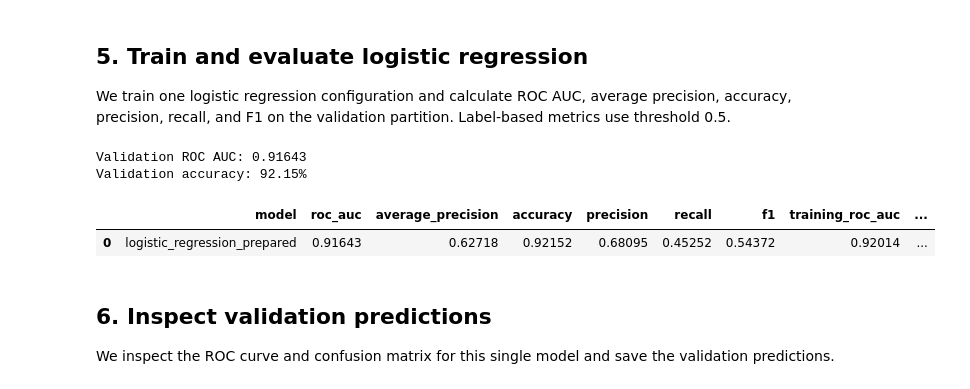
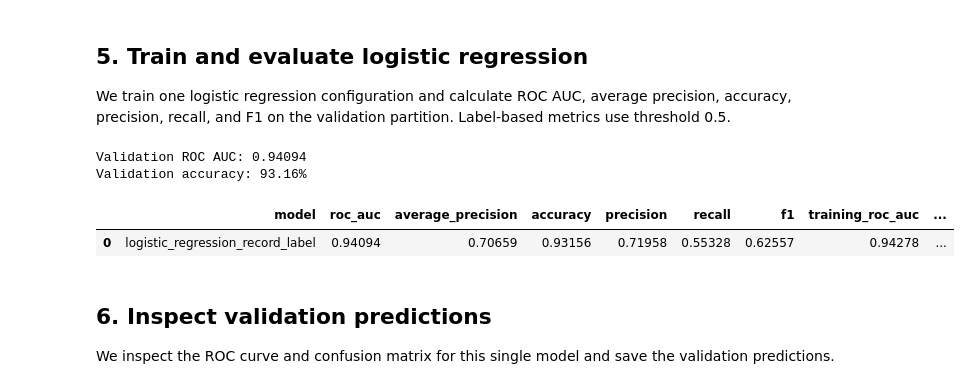
Before and after one commit to GoncaloTorcato/CD, a Jupyter notebook: delivery/music_hit_prediction.ipynb, the cells around one changed output. Drawn from its saved outputs; the diff is of its cells as text; code cells hidden in the pictures.

Commit message:
added collum record label do logistic regression model and computed a value between 0 and 1 for each record label

```diff
--- a/delivery/music_hit_prediction.ipynb
+++ b/delivery/music_hit_prediction.ipynb
@@ -28,13 +28,14 @@ from sklearn.linear_model import LogisticRegression
 from sklearn.metrics import (roc_auc_score, average_precision_score, accuracy_score,
                              precision_score, recall_score, f1_score,
                              RocCurveDisplay, ConfusionMatrixDisplay)
-from sklearn.model_selection import train_test_split
+from sklearn.model_selection import train_test_split, GroupKFold
 from sklearn.pipeline import Pipeline
-from sklearn.preprocessing import OneHotEncoder, StandardScaler
+from sklearn.preprocessing import OneHotEncoder, StandardScaler, TargetEncoder
 
 RANDOM_STATE = 0
 THRESHOLD = 0.5
 MAX_ITER = 1000
+LABEL_FOLDS = 5
 PROCESSED_DIR = next((directory for directory in (
     Path.cwd() / "data/processed", Path.cwd().parent / "data/processed", Path.cwd(),
 ) if all((directory / name).is_file() for name in ("train.csv", "test.csv"))), None)
@@ -128,6 +129,8 @@ validation_split = pd.DataFrame({
     "group_id": group_ids.to_numpy(),
 })
 validation_split.to_csv(REPORT_DIR / "validation_split.csv", index=False)
+
+training_group_ids = group_ids.loc[~is_validation].to_numpy()
 # %% [output]
 |  | subset | rows | hit proportion |
 | 0 | training | 280031 | 0.103389 |
@@ -206,28 +263,28 @@ def fit_logistic(matrix, target):
 We train one logistic regression configuration and calculate ROC AUC, average precision, accuracy, precision, recall, and F1 on the validation partition. Label-based metrics use threshold 0.5.
 # %%
 start = time.perf_counter()
-X_train, feature_map = fit_feature_map(train_part)
+X_train, feature_map = fit_feature_map(train_part, y_train, training_group_ids)
 X_valid = transform_features(valid_part, feature_map)
 model = fit_logistic(X_train, y_train)
 with threadpool_limits(limits=2):
     valid_probabilities = model.predict_proba(X_valid)[:, 1]
     training_probabilities = model.predict_proba(X_train)[:, 1]
 validation_metrics = evaluate_probabilities(y_valid, valid_probabilities)
 results_table = pd.DataFrame([{
-    "model": "logistic_regression_prepared", **validation_metrics,
+    "model": "logistic_regression_record_label", **validation_metrics,
     "training_roc_auc": roc_auc_score(y_train, training_probabilities),
     "features": X_train.shape[1], "fit_seconds": time.perf_counter() - start,
     "iterations": int(model.n_iter_.max()),
 }])
 results_table.to_csv(REPORT_DIR / "metrics.csv", index=False)
 display(results_table.round(5))
 print(f"Validation ROC AUC: {validation_metrics['roc_auc']:.5f}")
 print(f"Validation accuracy: {validation_metrics['accuracy']:.2%}")
 # %% [output]
-Validation ROC AUC: 0.91643
-Validation accuracy: 92.15%
+Validation ROC AUC: 0.94094
+Validation accuracy: 93.16%
 |  | model | roc_auc | average_precision | accuracy | precision | recall | f1 | training_roc_auc | ... |
-| 0 | logistic_regression_prepared | 0.91643 | 0.62718 | 0.92152 | 0.68095 | 0.45252 | 0.54372 | 0.92014 | ... |
+| 0 | logistic_regression_record_label | 0.94094 | 0.70659 | 0.93156 | 0.71958 | 0.55328 | 0.62557 | 0.94278 | ... |
 # %% [markdown]
 ## 6. Inspect validation predictions
 
```
Also changed, not shown: parts of 7 cells of this notebook, 14 other files.
